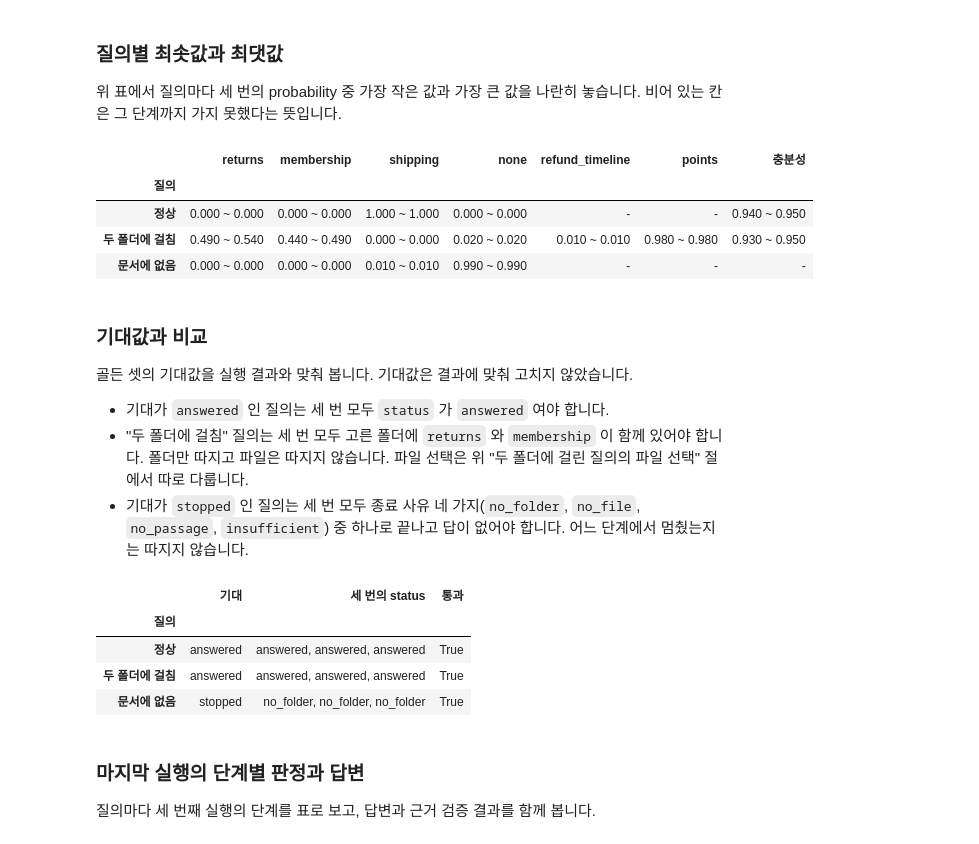
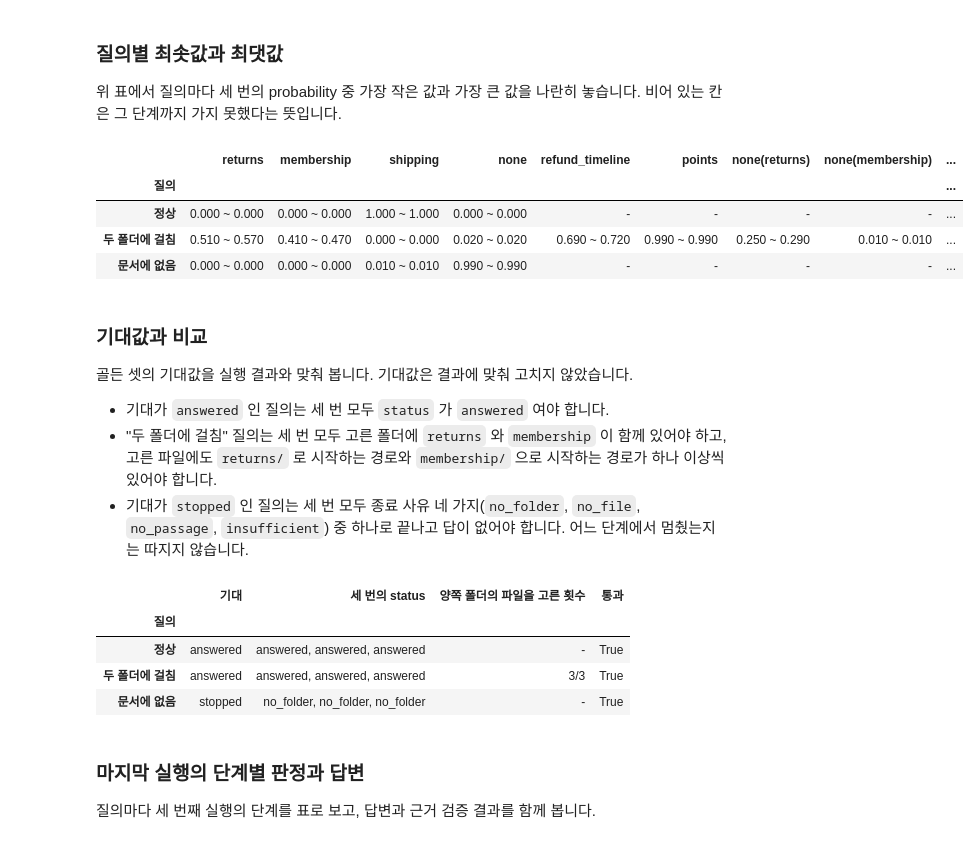
Before and after one commit to teddylee777/fastcampus-jev, a Jupyter notebook: notebooks/12-문서-RAG.ipynb, the cells around one changed output. Drawn from its saved outputs; the diff is of its cells as text; code cells hidden in the pictures.

```diff
--- a/notebooks/12-문서-RAG.ipynb
+++ b/notebooks/12-문서-RAG.ipynb
@@ -145,6 +148,6 @@ grep 은 질의를 낱말로 쪼개 조사를 하나 떼고, 그 낱말이 부
 # %%
 path_by_key = {entry["key"]: entry["path"] for entry in index["files"]}
-file_probabilities = {}
+file_probabilities = {}  # {질의: {폴더: {키: probability}}}
 
 for sample in SAMPLE_QUERIES:
     query = sample["query"]
@@ -153,13 +156,15 @@ for sample in SAMPLE_QUERIES:
     print("  고른 폴더:", folders or "없음 (여기서 멈춤)")
     if not folders:
         continue
-    state, questions = build_file_question(index, folders, query)
-    result = jev.decide(state, questions)
-    offered = list(questions["file"]["criteria"])
-    probabilities = read_probabilities(read_answer(result, "file"), offered)
-    file_probabilities[query] = probabilities
-    keys = select_labels(probabilities, FILE_THRESHOLD, MAX_FILES)
-    print("  파일 probability:", {key: round(value, 3) for key, value in probabilities.items()})
+    state, questions = build_file_questions(index, folders, query)
+    result = jev.decide(state, questions)  # 폴더가 여럿이어도 호출은 한 번
+    file_probabilities[query] = {}
+    for folder in sorted(folders):
+        name = file_question_name(folder)
+        probabilities = read_probabilities(read_answer(result, name), list(questions[name]["criteria"]))
+        file_probabilities[query][folder] = probabilities
+        print(f"  {folder} 폴더 질문:", {key: round(value, 3) for key, value in probabilities.items()})
+    keys = merge_file_selections(file_probabilities[query])
     print("  고른 파일:", keys or "없음 (여기서 멈춤)")
     if not keys:
         continue
@@ -326,7 +334,9 @@ for run in runs:
         "membership": round(folder_probs["membership"], 3) if "membership" in folder_probs else None,
         "refund_timeline": round(file_probs["returns__refund_timeline"], 3) if "returns__refund_timeline" in file_probs else None,
         "points": round(file_probs["membership__points"], 3) if "membership__points" in file_probs else None,
-        "고른 파일": ", ".join(path.split("/")[-1] for path in run["files"]) or "(없음)",
+        "none(returns)": round(file_probs["none__returns"], 3) if "none__returns" in file_probs else None,
+        "none(membership)": round(file_probs["none__membership"], 3) if "none__membership" in file_probs else None,
+        "고른 파일": ", ".join(run["files"]) or "(없음)",
         "충분성": round(sufficiency, 3) if sufficiency is not None else None,
         "근거 검증": run["grounding"],
     })
@@ -349,36 +359,38 @@ pd.DataFrame(run_rows)
 # %%
 def min_max(values):
     values = [value for value in values if value is not None]
     return f"{min(values):.3f} ~ {max(values):.3f}" if values else "-"
 
 
 spread_rows = []
 for sample in SAMPLE_QUERIES:
     mine = [run for run in runs if run["label"] == sample["label"]]
     spread_rows.append({
         "질의": sample["label"],
         "returns": min_max([step_probabilities(run, "folder").get("returns") for run in mine]),
         "membership": min_max([step_probabilities(run, "folder").get("membership") for run in mine]),
         "shipping": min_max([step_probabilities(run, "folder").get("shipping") for run in mine]),
         "none": min_max([step_probabilities(run, "folder").get("none") for run in mine]),
         "refund_timeline": min_max([step_probabilities(run, "file").get("returns__refund_timeline") for run in mine]),
         "points": min_max([step_probabilities(run, "file").get("membership__points") for run in mine]),
+        "none(returns)": min_max([step_probabilities(run, "file").get("none__returns") for run in mine]),
+        "none(membership)": min_max([step_probabilities(run, "file").get("none__membership") for run in mine]),
         "충분성": min_max([step_probabilities(run, "sufficiency").get("sufficient") for run in mine]),
     })
 pd.DataFrame(spread_rows).set_index("질의")
 # %% [output]
-|  | returns | membership | shipping | none | refund_timeline | points | 충분성 |
-| 질의 |  |  |  |  |  |  |  |
-| 정상 | 0.000 ~ 0.000 | 0.000 ~ 0.000 | 1.000 ~ 1.000 | 0.000 ~ 0.000 | - | - | 0.940 ~ 0.950 |
-| 두 폴더에 걸침 | 0.490 ~ 0.540 | 0.440 ~ 0.490 | 0.000 ~ 0.000 | 0.020 ~ 0.020 | 0.010 ~ 0.010 | 0.980 ~ 0.980 | 0.930 ~ 0.950 |
-| 문서에 없음 | 0.000 ~ 0.000 | 0.000 ~ 0.000 | 0.010 ~ 0.010 | 0.990 ~ 0.990 | - | - | - |
+|  | returns | membership | shipping | none | refund_timeline | points | none(returns) | none(membership) | ... |
+| 질의 |  |  |  |  |  |  |  |  | ... |
+| 정상 | 0.000 ~ 0.000 | 0.000 ~ 0.000 | 1.000 ~ 1.000 | 0.000 ~ 0.000 | - | - | - | - | ... |
+| 두 폴더에 걸침 | 0.510 ~ 0.570 | 0.410 ~ 0.470 | 0.000 ~ 0.000 | 0.020 ~ 0.020 | 0.690 ~ 0.720 | 0.990 ~ 0.990 | 0.250 ~ 0.290 | 0.010 ~ 0.010 | ... |
+| 문서에 없음 | 0.000 ~ 0.000 | 0.000 ~ 0.000 | 0.010 ~ 0.010 | 0.990 ~ 0.990 | - | - | - | - | ... |
 # %% [markdown]
 ### 기대값과 비교
 
 골든 셋의 기대값을 실행 결과와 맞춰 봅니다. 기대값은 결과에 맞춰 고치지 않았습니다.
 
 - 기대가 `answered` 인 질의는 세 번 모두 `status` 가 `answered` 여야 합니다.
-- "두 폴더에 걸침" 질의는 세 번 모두 고른 폴더에 `returns` 와 `membership` 이 함께 있어야 합니다. 폴더만 따지고 파일은 따지지 않습니다. 파일 선택은 위 "두 폴더에 걸린 질의의 파일 선택" 절에서 따로 다룹니다.
+- "두 폴더에 걸침" 질의는 세 번 모두 고른 폴더에 `returns` 와 `membership` 이 함께 있어야 하고, 고른 파일에도 `returns/` 로 시작하는 경로와 `membership/` 으로 시작하는 경로가 하나 이상씩 있어야 합니다.
 - 기대가 `stopped` 인 질의는 세 번 모두 종료 사유 네 가지(`no_folder`, `no_file`, `no_passage`, `insufficient`) 중 하나로 끝나고 답이 없어야 합니다. 어느 단계에서 멈췄는지는 따지지 않습니다.
 # %%
 STOP_STATUSES = {"no_folder", "no_file", "no_passage", "insufficient"}
@@ -389,21 +401,30 @@ for sample in SAMPLE_QUERIES:
         passed = all(run["status"] == "answered" for run in mine)
     else:
         passed = all(run["status"] in STOP_STATUSES and run["answer"] is None for run in mine)
+    both_sides = "-"
     if sample["label"] == "두 폴더에 걸침":
         passed = passed and all({"returns", "membership"} <= set(run["folders"]) for run in mine)
+        both_count = sum(
+            1 for run in mine
+            if any(path.startswith("returns/") for path in run["files"])
+            and any(path.startswith("membership/") for path in run["files"])
+        )
+        both_sides = f"{both_count}/{len(mine)}"
+        passed = passed and both_count == len(mine)
     gate_rows.append({
         "질의": sample["label"],
         "기대": sample["expected"],
         "세 번의 status": ", ".join(run["status"] for run in mine),
+        "양쪽 폴더의 파일을 고른 횟수": both_sides,
         "통과": passed,
     })
 pd.DataFrame(gate_rows).set_index("질의")
 # %% [output]
-|  | 기대 | 세 번의 status | 통과 |
-| 질의 |  |  |  |
-| 정상 | answered | answered, answered, answered | True |
-| 두 폴더에 걸침 | answered | answered, answered, answered | True |
-| 문서에 없음 | stopped | no_folder, no_folder, no_folder | True |
+|  | 기대 | 세 번의 status | 양쪽 폴더의 파일을 고른 횟수 | 통과 |
+| 질의 |  |  |  |  |
+| 정상 | answered | answered, answered, answered | - | True |
+| 두 폴더에 걸침 | answered | answered, answered, answered | 3/3 | True |
+| 문서에 없음 | stopped | no_folder, no_folder, no_folder | - | True |
 # %% [markdown]
 ### 마지막 실행의 단계별 판정과 답변
 
```
Also changed, not shown: parts of 14 cells of this notebook, 2 other files.
